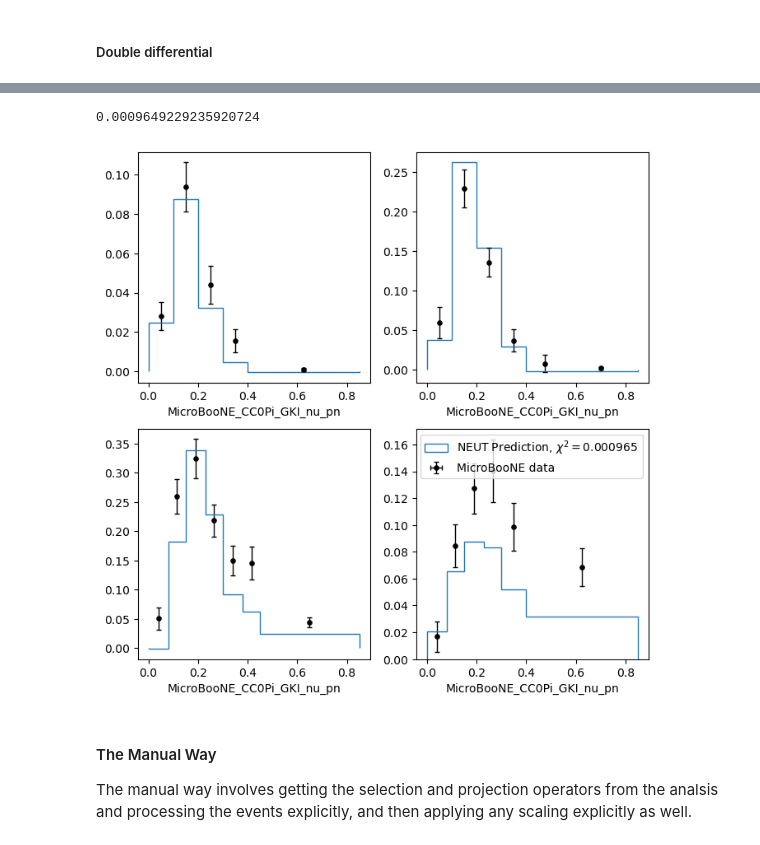
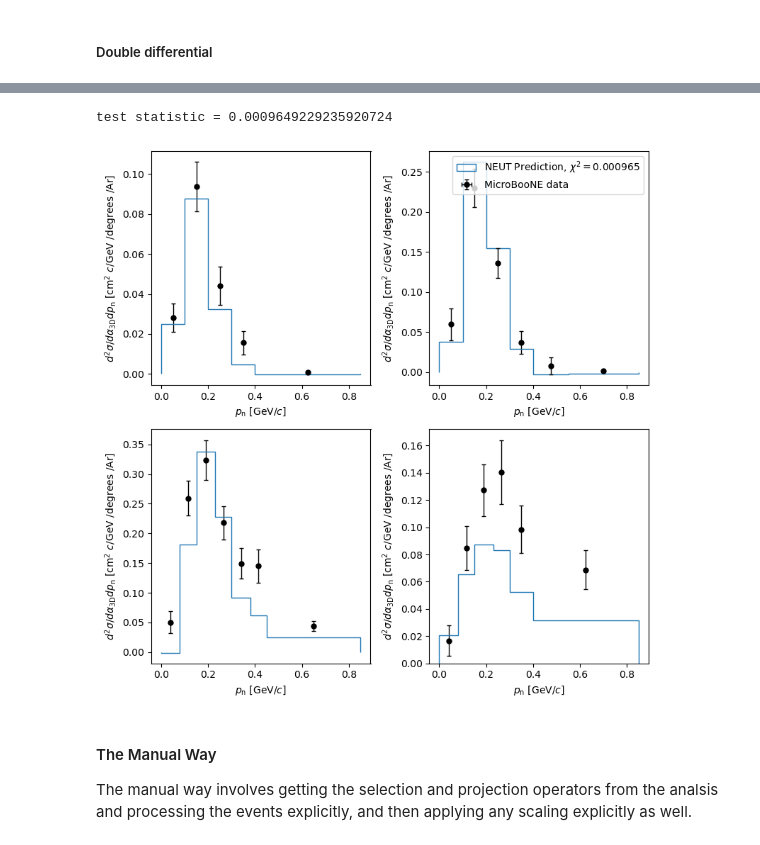
Before and after one commit to NUISANCEMC/nuisance3, a Jupyter notebook: notebooks/NUISANCEHEPDataDemo.ipynb, the cells around one changed output, grey strips where cells are left out. Saved outputs shown, nothing was run; the diff lists cells and outputs as text; code cells hidden in the pictures.

Commit message:
matplotlibhelpers now show y labels if the relevant column_info has a label. fixes analysis process functions that take event frames

```diff
--- a/notebooks/NUISANCEHEPDataDemo.ipynb
+++ b/notebooks/NUISANCEHEPDataDemo.ipynb
@@ -170,24 +180,26 @@ comparison = ana2d.process(neut_events)
 # %%
 import numpy as np
 
 d2d = comparison.data[0]
 p2d = comparison.predictions[0]
 
 fig, axes = plt.subplots(2,2, figsize=(8,8))
 axes = axes.reshape(1,4).squeeze()
 
+proj_y_bins = d2d.project(1).binning.bins
 proj_y_bin_centers = np.array(pn.Binning.get_bin_centers1D(proj_y_bins))
 
 for i,y in enumerate(proj_y_bin_centers):
     d2d.slice(1,y).mpl().data_hist(label="MicroBooNE data",plot_axis=axes[i])
     p2d.slice(1,y).mpl().hist(histtype="step",label=r"NEUT Prediction, $\chi^{2}=$"f"{comparison.likelihood():.3}",plot_axis=axes[i])
 
-print(comparison.likelihood())
-plt.legend()
-plt.show()
+print(f"test statistic = {comparison.likelihood()}")
+axes[1].legend()
+fig.tight_layout()
+fig.show()
 # %% [output]
-0.0009649229235920724
+test statistic = 0.0009649229235920724
-[figure, old version]
+[figure, new version]
 # %% [markdown]
 #### The Manual Way
 
```
Also changed, not shown: parts of 12 cells of this notebook, 15 other files.
